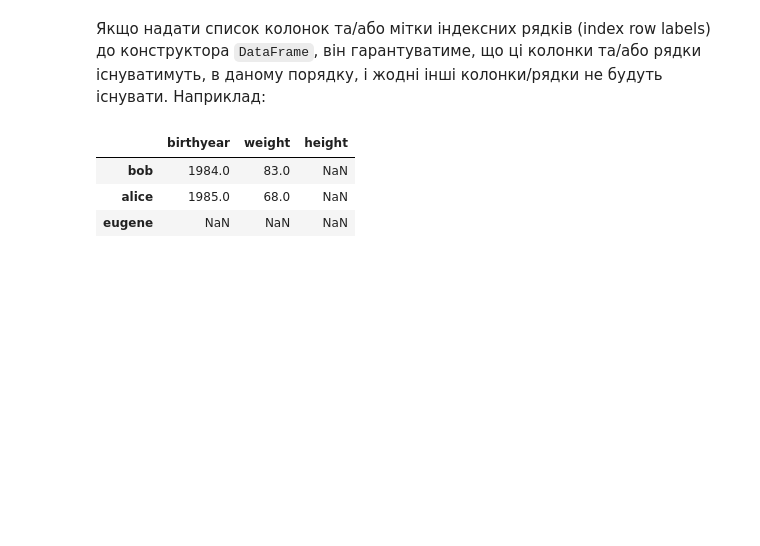
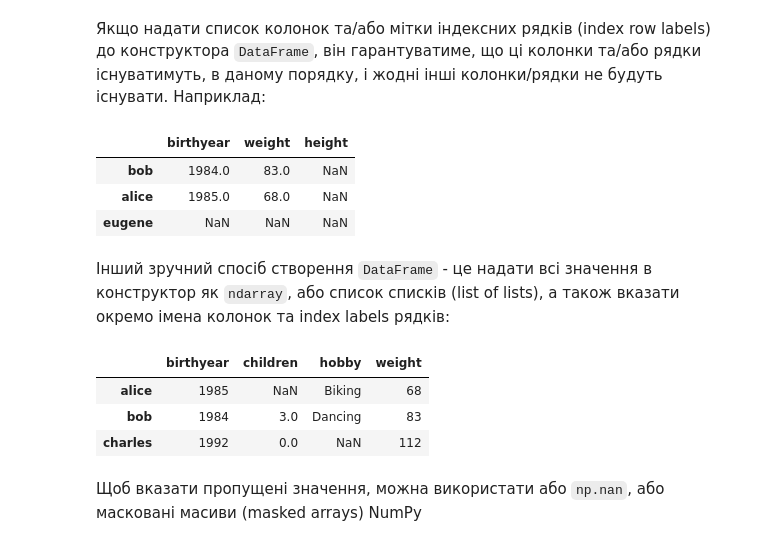
Before and after one commit to dmuman/ML-projects-and-tutorials, a Jupyter notebook: Pandas/Tutorials/pandas_tutorial_ukr.ipynb, the cells around one changed output. Cells and saved outputs as stored; diff of their text form; code cells hidden in the pictures; blank space fills up the shorter version.

```diff
--- a/Pandas/Tutorials/pandas_tutorial_ukr.ipynb
+++ b/Pandas/Tutorials/pandas_tutorial_ukr.ipynb
@@ -697,3 +699,24 @@ d2
 | bob | 1984.0 | 83.0 | NaN |
 | alice | 1985.0 | 68.0 | NaN |
 | eugene | NaN | NaN | NaN |
+# %% [markdown]
+Інший зручний спосіб створення `DataFrame` - це надати всі значення в конструктор як `ndarray`, або список списків (list of lists), а також вказати окремо імена колонок та index labels рядків:
+# %%
+values = [
+    [1985, np.nan, 'Biking', 68],
+    [1984, 3, 'Dancing', 83],
+    [1992, 0, np.nan, 112]
+]
+d3 = pd.DataFrame(
+    values,
+    columns=['birthyear', 'children', 'hobby', 'weight'],
+    index=['alice', 'bob', 'charles']
+)
+d3
+# %% [output]
+|  | birthyear | children | hobby | weight |
+| alice | 1985 | NaN | Biking | 68 |
+| bob | 1984 | 3.0 | Dancing | 83 |
+| charles | 1992 | 0.0 | NaN | 112 |
+# %% [markdown]
+Щоб вказати пропущені значення, можна використати або `np.nan`, або масковані масиви (masked arrays) NumPy
```
Also changed, not shown: parts of 2 cells of this notebook.
